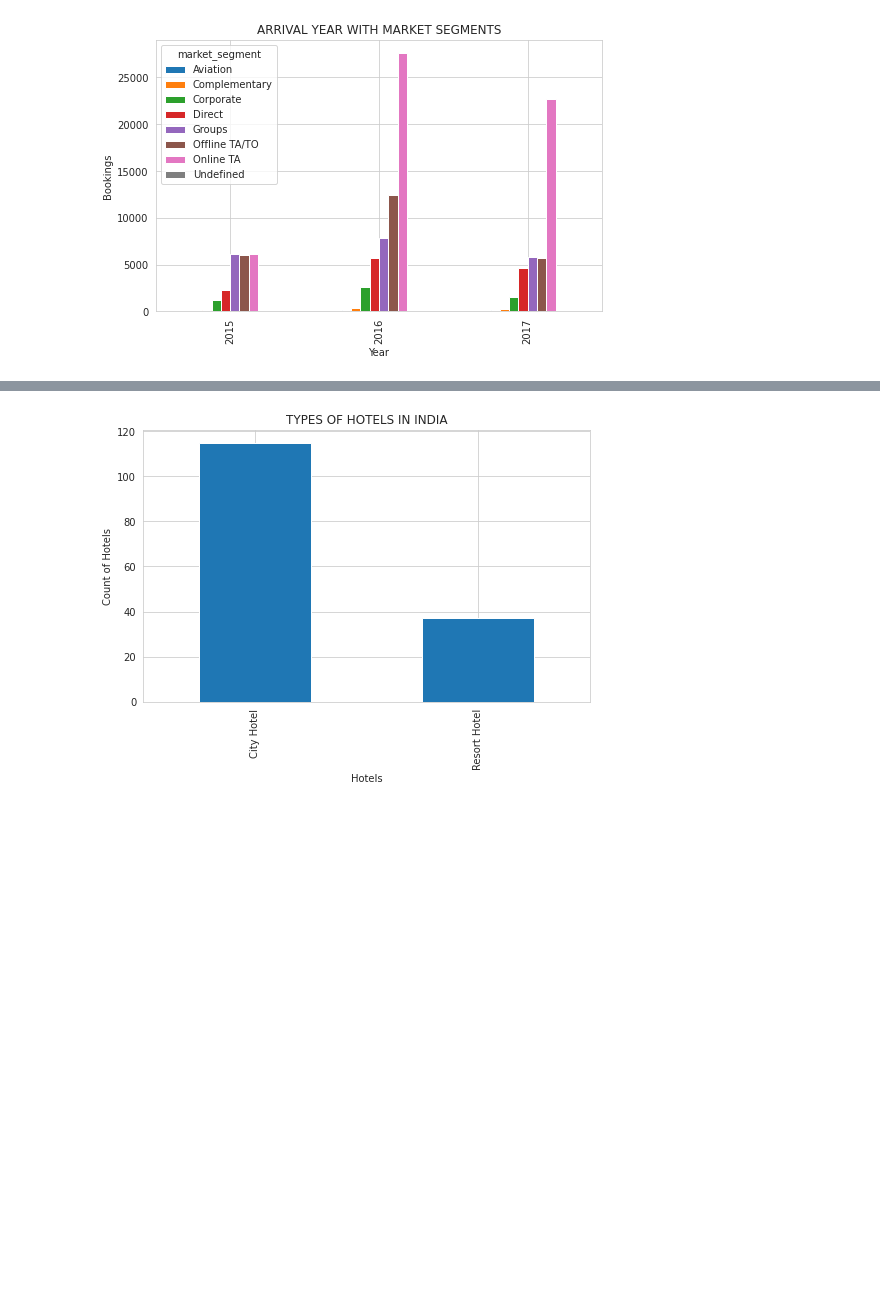
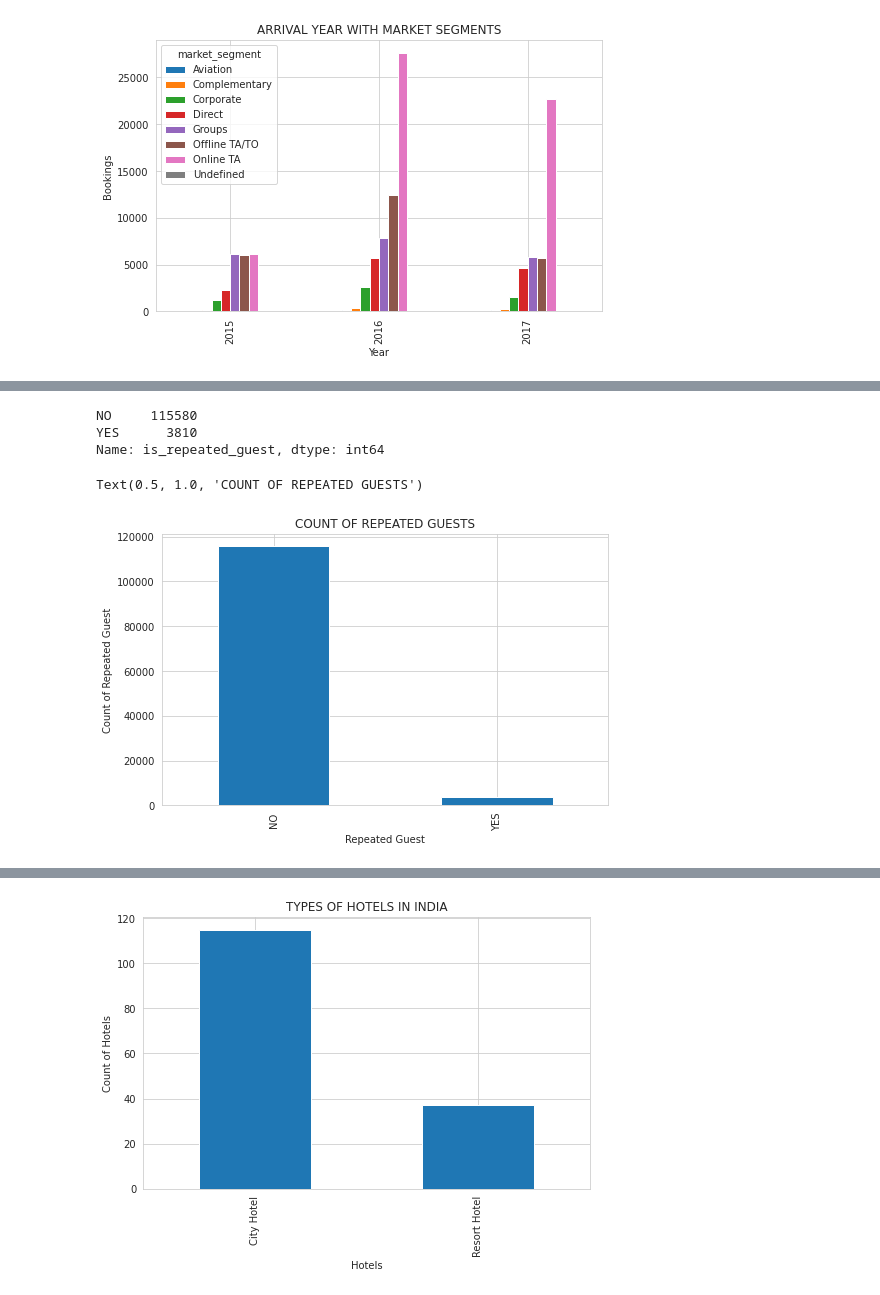
Before and after one commit to amolprabhu/Hotel_Booking_Analysis, a Jupyter notebook: Amol_Prabhu_Hotel_Booking_Analysis_Capstone_Project.ipynb, the cells around one changed output, grey strips where cells are left out. Cells and saved outputs as stored; diff of their text form; code cells hidden in the pictures; blank space fills up the shorter version.

```diff
--- a/Amol_Prabhu_Hotel_Booking_Analysis_Capstone_Project.ipynb
+++ b/Amol_Prabhu_Hotel_Booking_Analysis_Capstone_Project.ipynb
@@ -269,3 +260,22 @@ data.head()
 | 2 | Resort Hotel | NO | 7 | 2015 | July | 27 | ... |
 | 3 | Resort Hotel | NO | 13 | 2015 | July | 27 | ... |
 | 4 | Resort Hotel | NO | 14 | 2015 | July | 27 | ... |
+# %%
+# Converting binary values of the column to YES and NO
+data['is_repeated_guest'] = data['is_repeated_guest'].apply(cancel)
+# %%
+# To understand repeated guests
+data['is_repeated_guest'].value_counts()
+# %% [output]
+NO     115580
+YES      3810
+Name: is_repeated_guest, dtype: int64
+# %%
+# Graphical representations of repeated guests
+data['is_repeated_guest'].value_counts().plot(kind='bar')
+plt.xlabel('Repeated Guest')
+plt.ylabel('Count of Repeated Guest')
+plt.title('COUNT OF REPEATED GUESTS')
+# %% [output]
+Text(0.5, 1.0, 'COUNT OF REPEATED GUESTS')
+[figure, added]
```
Also changed, not shown: parts of 8 cells of this notebook.
